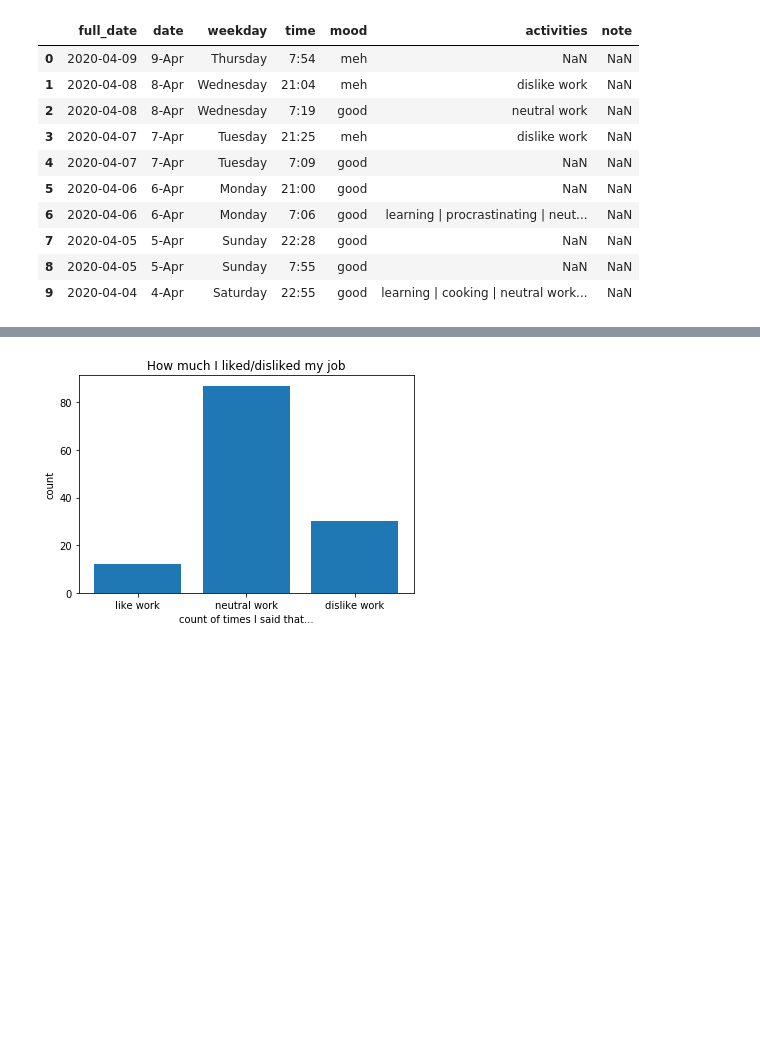
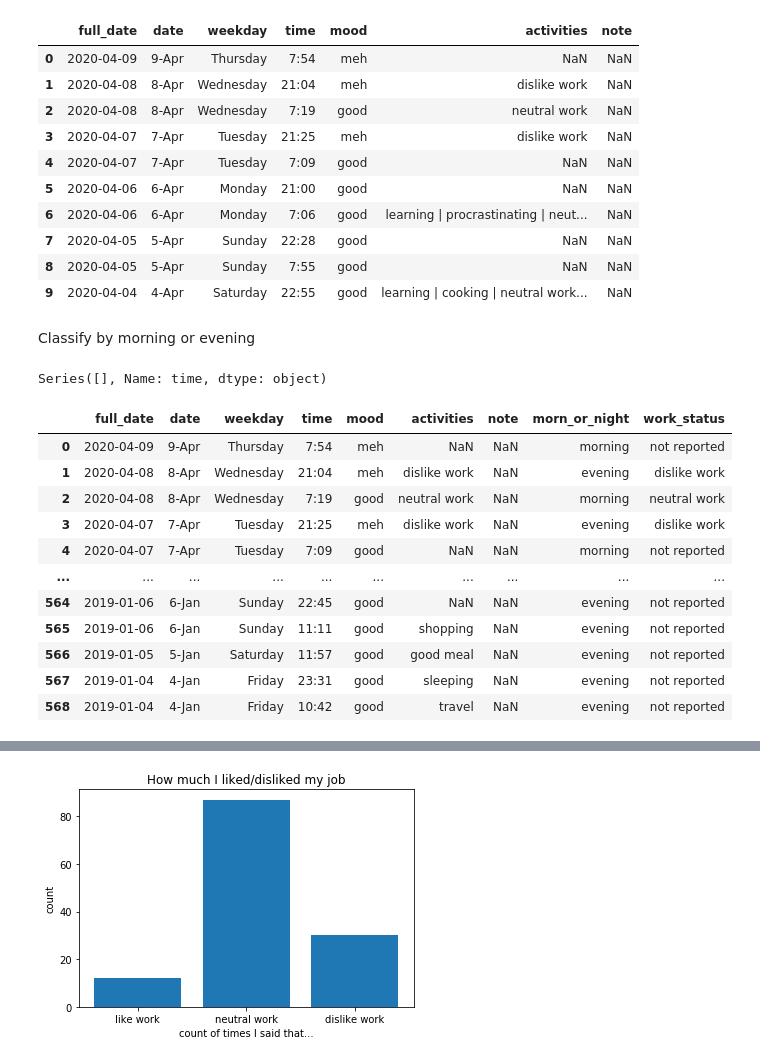
Before and after one commit to adamdoescode/feelings-towards-work, a Jupyter notebook: quantification of work like and dislike.ipynb, the cells around one changed output, grey strips where cells are left out. Cells and saved outputs as stored; diff of their text form; code cells hidden in the pictures; blank space fills up the shorter version.

Commit message:
updated analysis
Freq table of morning vs evening samples

```diff
--- a/quantification of work like and dislike.ipynb
+++ b/quantification of work like and dislike.ipynb
@@ -31,6 +31,49 @@ df.head(10)
 | 7 | 2020-04-05 | 5-Apr | Sunday | 22:28 | good | NaN | NaN |
 | 8 | 2020-04-05 | 5-Apr | Sunday | 7:55 | good | NaN | NaN |
 | 9 | 2020-04-04 | 4-Apr | Saturday | 22:55 | good | learning | cooking | neutral work... | NaN |
+# %% [markdown]
+Classify by morning or evening
+# %%
+def morning_or_night(time_str):
+    """Lazy classification of time strings by morning or night, if len == 4 then string is before 10am, if len == 5 then its post 10am"""
+    if len(time_str) == 4:
+        return 'morning'
+    elif len(time_str) == 5:
+        return 'evening'
+    else:
+        return 'fail'
+
+#doesn't fail for any point
+df['time'].loc[df['time'].map(morning_or_night) == 'fail']
+# %% [output]
+Series([], Name: time, dtype: object)
+# %%
+df.loc[:,'morn_or_night'] = df['time'].map(morning_or_night)
+# %%
+def work_status(activity_str):
+    activity_str = str(activity_str)
+    if "dislike work" in activity_str:
+        return 'dislike work'
+    elif "neutral work" in activity_str:
+        return 'neutral work'
+    elif 'like work' in activity_str:
+        return 'like work'
+    else:
+        return 'not reported'
+
+df.loc[:,'work_status'] = df['activities'].map(work_status)
 # %%
-df["full_date"][20]
+df
 # %% [output]
+|  | full_date | date | weekday | time | mood | activities | note | morn_or_night | work_status |
+| 0 | 2020-04-09 | 9-Apr | Thursday | 7:54 | meh | NaN | NaN | morning | not reported |
+| 1 | 2020-04-08 | 8-Apr | Wednesday | 21:04 | meh | dislike work | NaN | evening | dislike work |
+| 2 | 2020-04-08 | 8-Apr | Wednesday | 7:19 | good | neutral work | NaN | morning | neutral work |
+| 3 | 2020-04-07 | 7-Apr | Tuesday | 21:25 | meh | dislike work | NaN | evening | dislike work |
+| 4 | 2020-04-07 | 7-Apr | Tuesday | 7:09 | good | NaN | NaN | morning | not reported |
+| ... | ... | ... | ... | ... | ... | ... | ... | ... | ... |
+| 564 | 2019-01-06 | 6-Jan | Sunday | 22:45 | good | NaN | NaN | evening | not reported |
+| 565 | 2019-01-06 | 6-Jan | Sunday | 11:11 | good | shopping | NaN | evening | not reported |
+| 566 | 2019-01-05 | 5-Jan | Saturday | 11:57 | good | good meal | NaN | evening | not reported |
+| 567 | 2019-01-04 | 4-Jan | Friday | 23:31 | good | sleeping | NaN | evening | not reported |
+| 568 | 2019-01-04 | 4-Jan | Friday | 10:42 | good | travel | NaN | evening | not reported |
```
Also changed, not shown: parts of 3 cells of this notebook, 1 other file.
